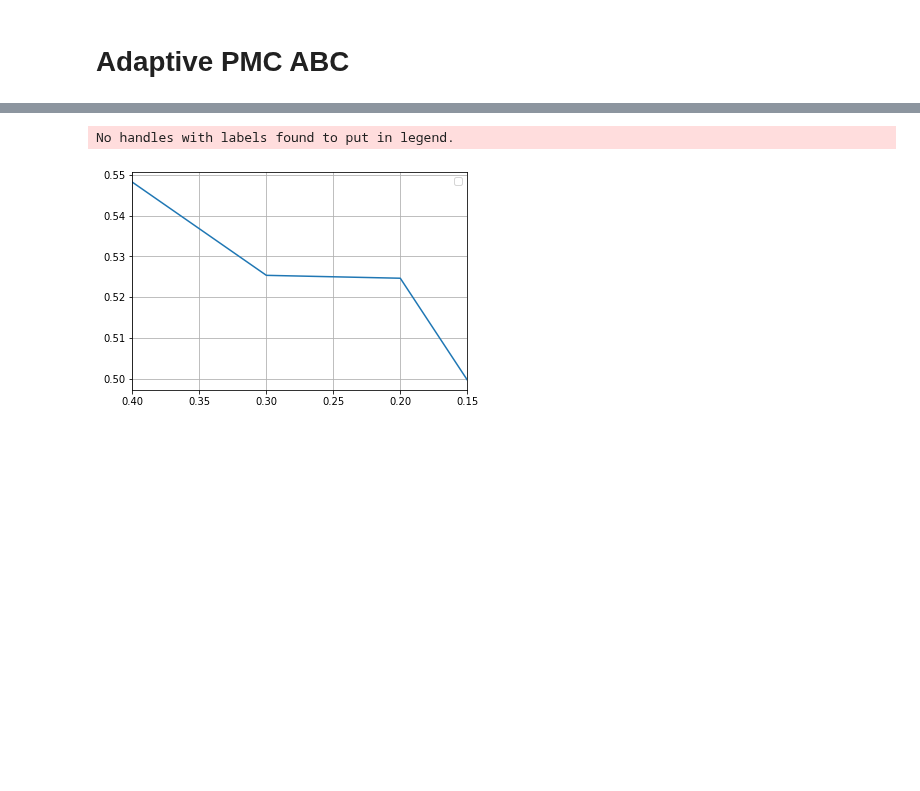
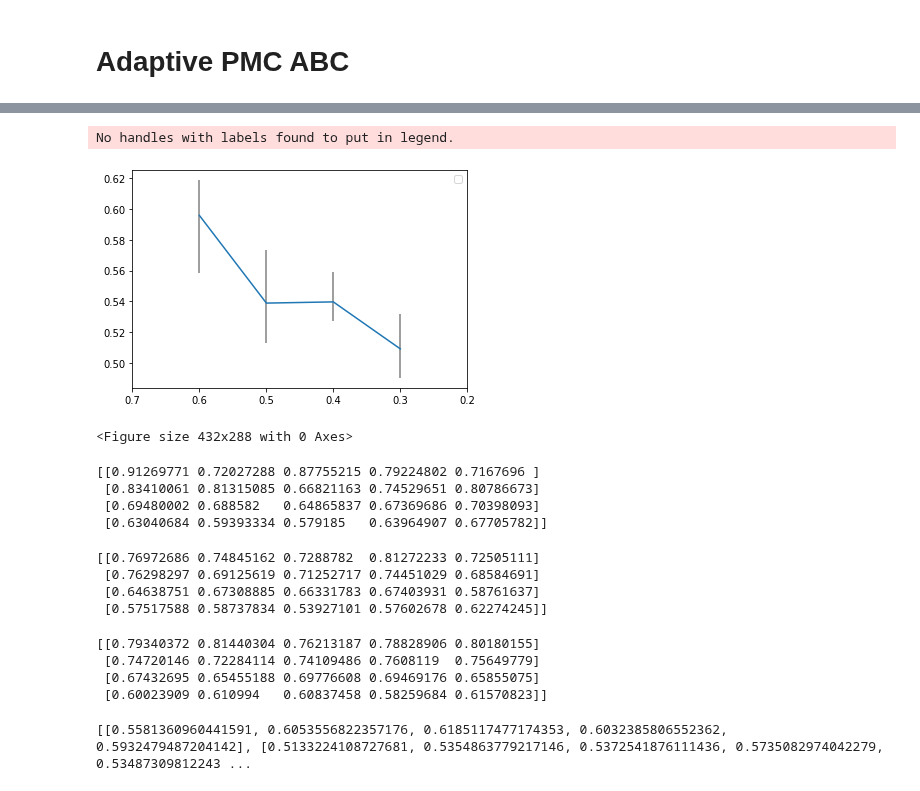
Before and after one commit to pints-team/pints, a Jupyter notebook: production_degradation_errors.ipynb, the cells around one changed output, grey strips where cells are left out. Saved outputs shown, nothing was run; the diff lists cells and outputs as text; code cells hidden in the pictures; blank space fills up the shorter version.

```diff
--- a/production_degradation_errors.ipynb
+++ b/production_degradation_errors.ipynb
@@ -352,15 +292,0 @@ finished computing kde + 0.4497880641799385
-# %%
-def marginal_distribution_y(y):
-    partial_lam = lambda x : normalized_posterior(x, y)
-    return integrate.quad(partial_lam, 0, 0.3)[0]
-
-thetas = np.linspace(0.5, 2, 100)
-
-norm_term = integrate.quad(marginal_distribution_y, 0.5, 2)
-
-results_y = []
-for theta in thetas:
-    results_y.append(marginal_distribution_y(theta))
-
-plt.plot(thetas, results_y)
-plt.show()
@@ -804,21 +727,54 @@ saved_x=0.4213961148133605, saved_y=0.07826582313057474
 # %%
 res_adaptive = resulting_kl
 # %%
-fig, ax = plt.subplots()
+resulting_kl = np.array(resulting_kl)
 
-ax.plot(error_thresholds, res_adaptive)
+mins_kl = resulting_kl.min(1)
+maxes_kl = resulting_kl.max(1)
+means_kl = resulting_kl.mean(1)
+
+
+plt.errorbar(error_thresholds, means_kl, [means_kl - mins_kl, maxes_kl - means_kl], ecolor='gray')
+plt.xlim(0.7, 0.2)
+
+plt.legend()
+plt.show()
+
 # ax.plot(error_thresholds, res_true_pmc, label='Original PMC ABC')
 # ax.plot(error_thresholds, res_rej_abc, label='Rejection ABC')
-ax.set_xlim(0.4, 0.15)
-ax.grid(True)
-ax.legend()
-# plt.show()
+
 
 import os
 __file = r"C:\Users\Victor\Desktop\disertation_2022\experiments\production_degradation"
 my_path = os.path.abspath(__file)
 
 plt.savefig(my_path + '/production_degradation_errors_adaptive.pdf')
 # %% [output]
 No handles with labels found to put in legend.
-[figure, old version]
+[figure, new version]
+<Figure size 432x288 with 0 Axes>
+# %%
+print(res_fake_pmc)
+# %% [output]
+[[0.91269771 0.72027288 0.87755215 0.79224802 0.7167696 ]
+ [0.83410061 0.81315085 0.66821163 0.74529651 0.80786673]
+ [0.69480002 0.688582   0.64865837 0.67369686 0.70398093]
+ [0.63040684 0.59393334 0.579185   0.63964907 0.67705782]]
+# %%
+print(res_true_pmc)
+# %% [output]
+[[0.76972686 0.74845162 0.7288782  0.81272233 0.72505111]
+ [0.76298297 0.69125619 0.71252717 0.74451029 0.68584691]
+ [0.64638751 0.67308885 0.66331783 0.67403931 0.58761637]
+ [0.57517588 0.58737834 0.53927101 0.57602678 0.62274245]]
+# %%
+print(res_rej_abc)
+# %% [output]
+[[0.79340372 0.81440304 0.76213187 0.78828906 0.80180155]
+ [0.74720146 0.72284114 0.74109486 0.7608119  0.75649779]
+ [0.67432695 0.65455188 0.69776608 0.69469176 0.65855075]
+ [0.60023909 0.610994   0.60837458 0.58259684 0.61570823]]
+# %%
+print(res_adaptive)
+# %% [output]
+[[0.5581360960441591, 0.6053556822357176, 0.6185117477174353, 0.6032385806552362, 0.5932479487204142], [0.5133224108727681, 0.5354863779217146, 0.5372541876111436, 0.5735082974042279, 0.53487309812243 ...
```
Also changed, not shown: parts of 16 cells of this notebook.
